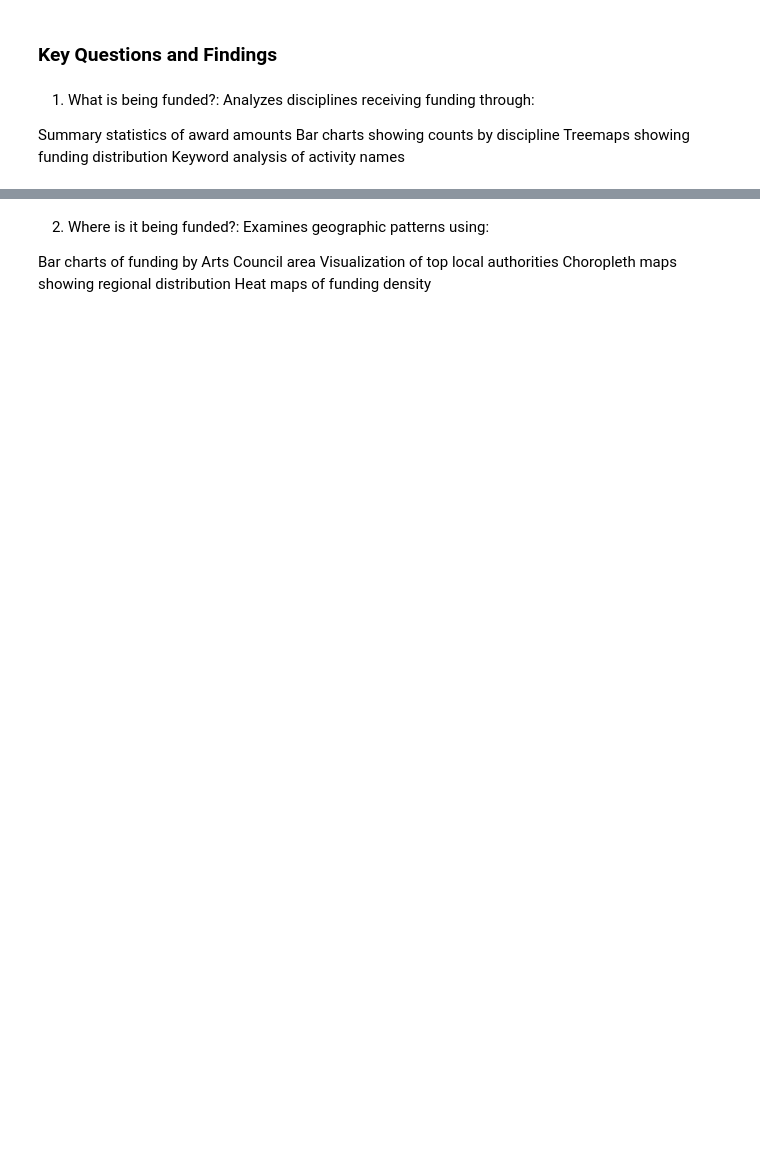
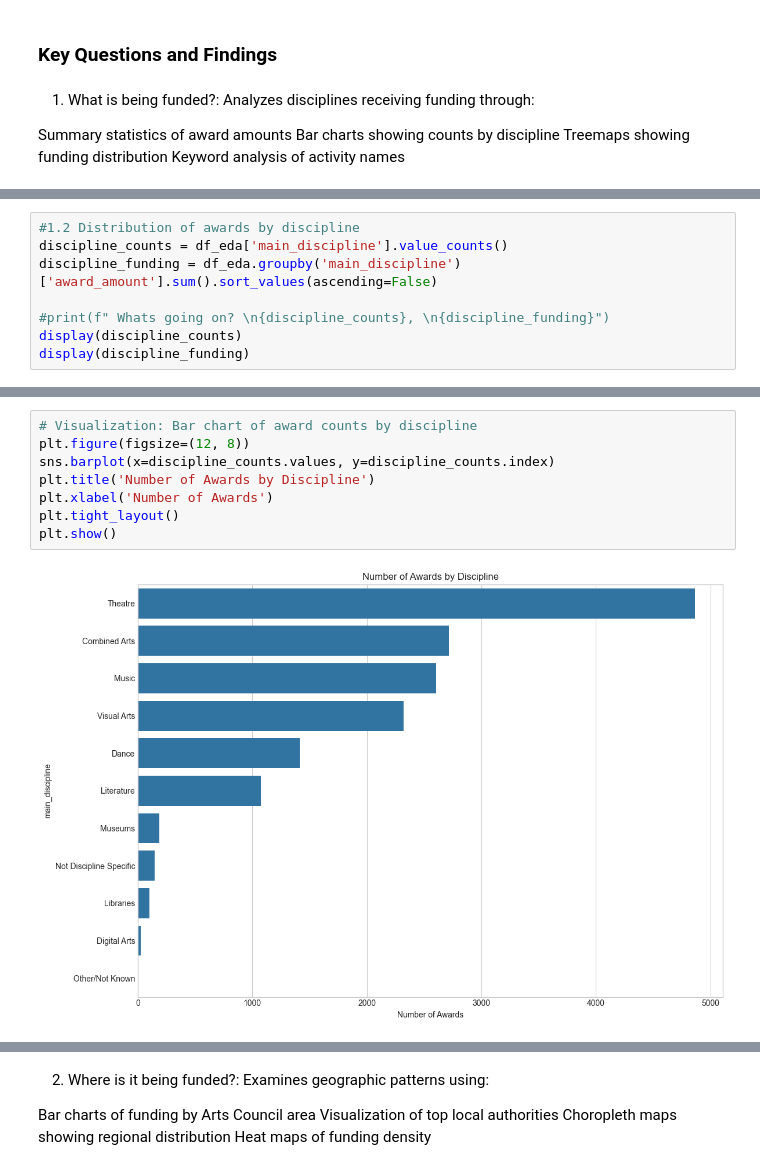
Before and after one commit to dreamsmartins/Arts-England, a Jupyter notebook: Jupyternotebooks/ArtsEnglandAnalysis.ipynb, the cells around one changed output, grey strips where cells are left out. Drawn from its saved outputs; the diff is of its cells as text; blank space fills up the shorter version.

```diff
--- a/Jupyternotebooks/ArtsEnglandAnalysis.ipynb
+++ b/Jupyternotebooks/ArtsEnglandAnalysis.ipynb
@@ -906,0 +919,8 @@ Keyword analysis of activity names
+# %%
+#1.2 Distribution of awards by discipline
+discipline_counts = df_eda['main_discipline'].value_counts()
+discipline_funding = df_eda.groupby('main_discipline')['award_amount'].sum().sort_values(ascending=False)
+
+#print(f" Whats going on? \n{discipline_counts}, \n{discipline_funding}")
+display(discipline_counts)
+display(discipline_funding)
@@ -906,0 +954,10 @@ Keyword analysis of activity names
+# %%
+# Visualization: Bar chart of award counts by discipline
+plt.figure(figsize=(12, 8))
+sns.barplot(x=discipline_counts.values, y=discipline_counts.index)
+plt.title('Number of Awards by Discipline')
+plt.xlabel('Number of Awards')
+plt.tight_layout()
+plt.show()
+# %% [output]
+[figure, added]
```
Also changed, not shown: parts of 27 cells of this notebook.
